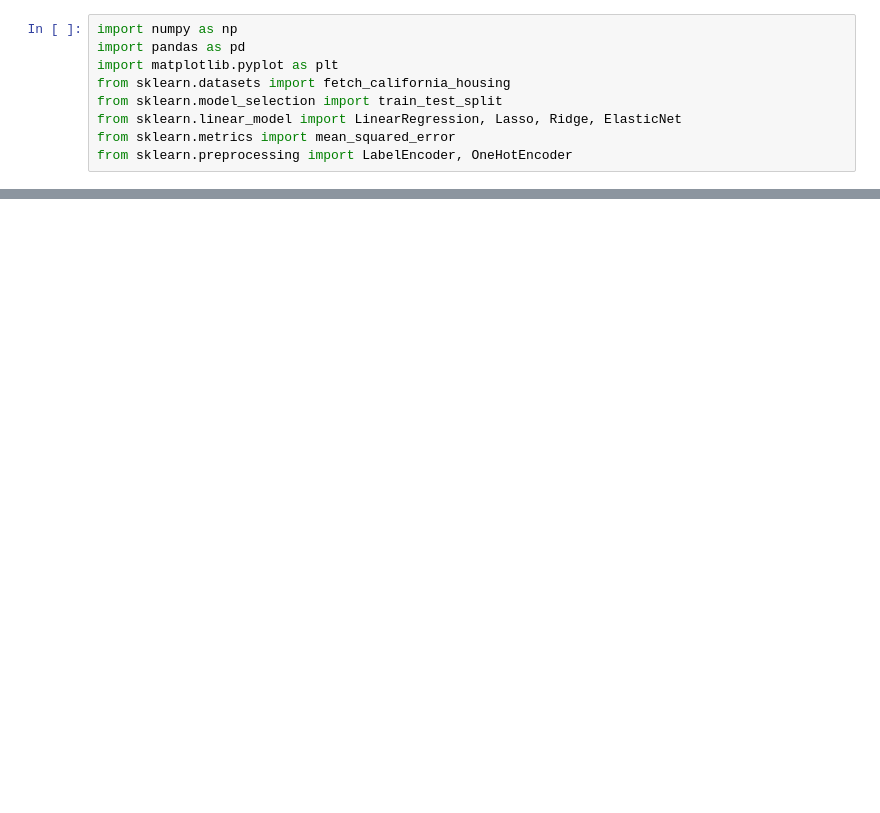
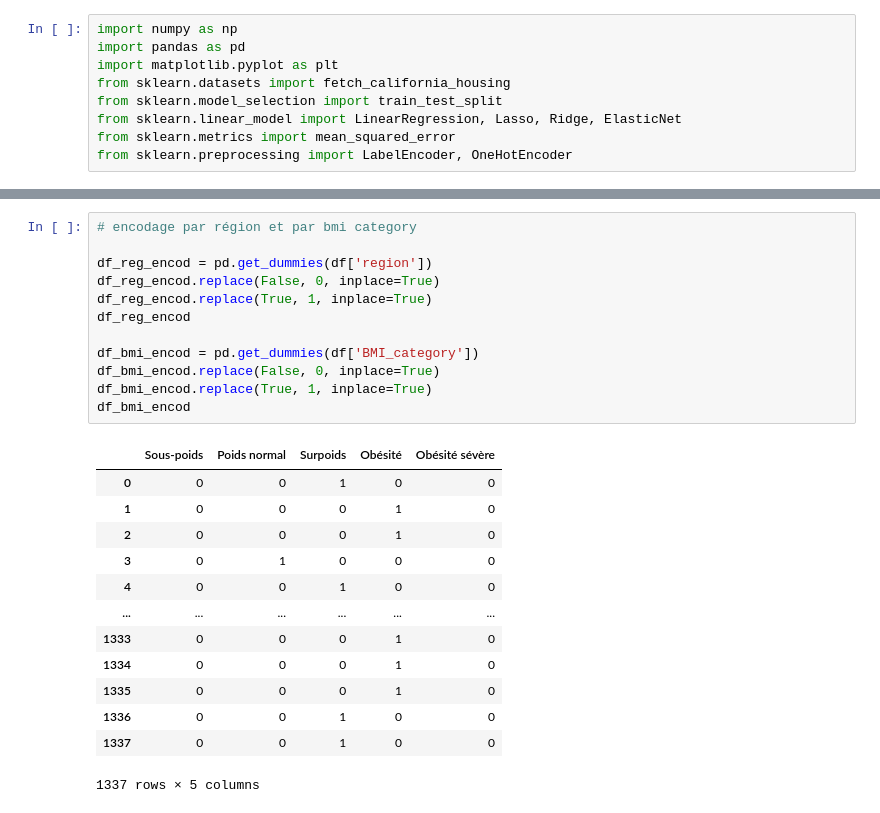
Before and after one commit to istaion/Assur_aimant, a Jupyter notebook: Hacene/modelisation.ipynb, the cells around one changed output, grey strips where cells are left out. Drawn from its saved outputs; the diff is of its cells as text; blank space fills up the shorter version.

```diff
--- a/Hacene/modelisation.ipynb
+++ b/Hacene/modelisation.ipynb
@@ -31,0 +65,26 @@ reg_encod= pd.DataFrame(reg_encod, columns=reg['region'].unique())
+# %%
+# encodage par région et par bmi category
+
+df_reg_encod = pd.get_dummies(df['region'])
+df_reg_encod.replace(False, 0, inplace=True)
+df_reg_encod.replace(True, 1, inplace=True)
+df_reg_encod
+
+df_bmi_encod = pd.get_dummies(df['BMI_category'])
+df_bmi_encod.replace(False, 0, inplace=True)
+df_bmi_encod.replace(True, 1, inplace=True)
+df_bmi_encod
+# %% [output]
+|  | Sous-poids | Poids normal | Surpoids | Obésité | Obésité sévère |
+| 0 | 0 | 0 | 1 | 0 | 0 |
+| 1 | 0 | 0 | 0 | 1 | 0 |
+| 2 | 0 | 0 | 0 | 1 | 0 |
+| 3 | 0 | 1 | 0 | 0 | 0 |
+| 4 | 0 | 0 | 1 | 0 | 0 |
+| ... | ... | ... | ... | ... | ... |
+| 1333 | 0 | 0 | 0 | 1 | 0 |
+| 1334 | 0 | 0 | 0 | 1 | 0 |
+| 1335 | 0 | 0 | 0 | 1 | 0 |
+| 1336 | 0 | 0 | 1 | 0 | 0 |
+| 1337 | 0 | 0 | 1 | 0 | 0 |
+1337 rows × 5 columns
```
Also changed, not shown: parts of 9 cells of this notebook, 1 other file.
